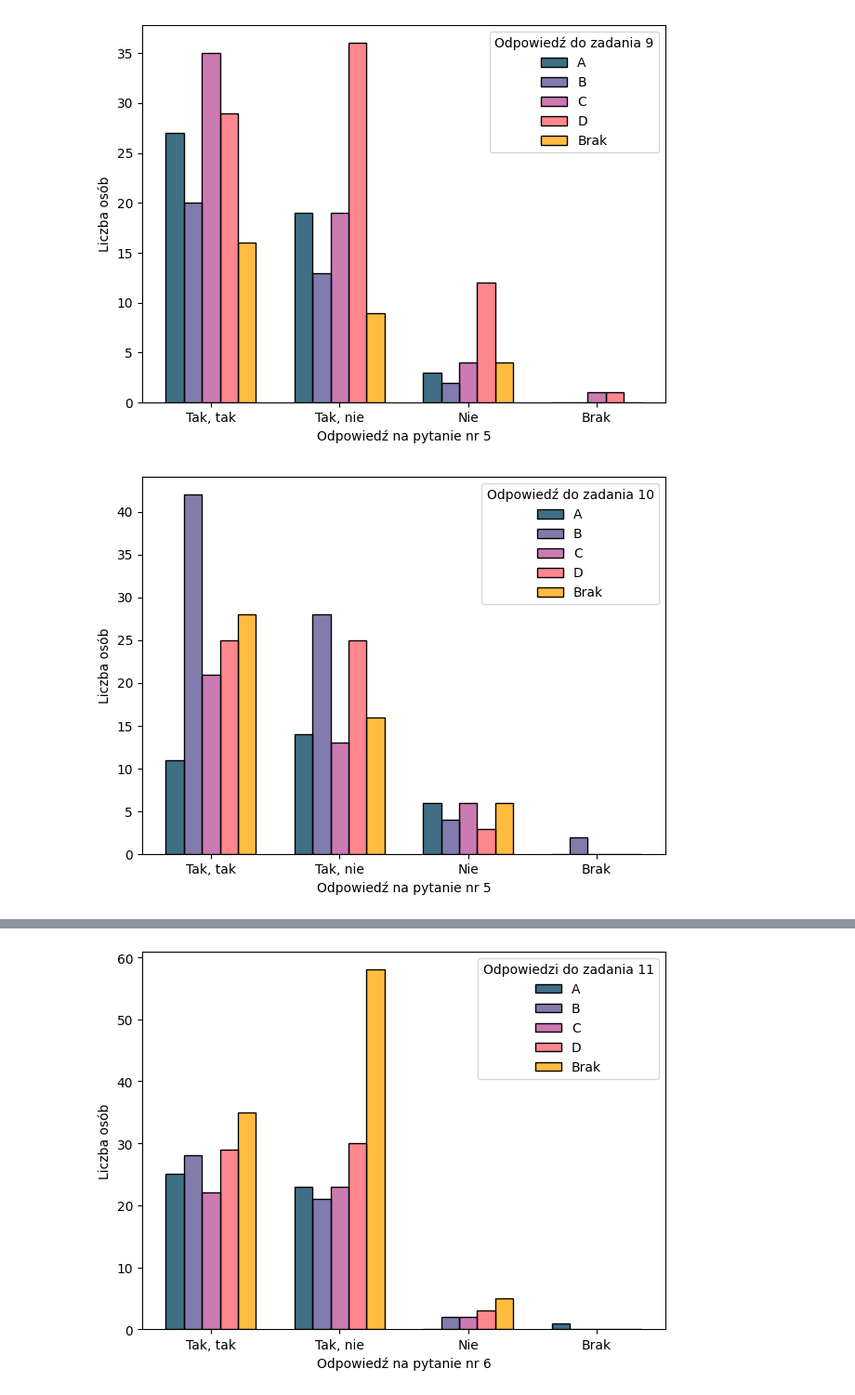
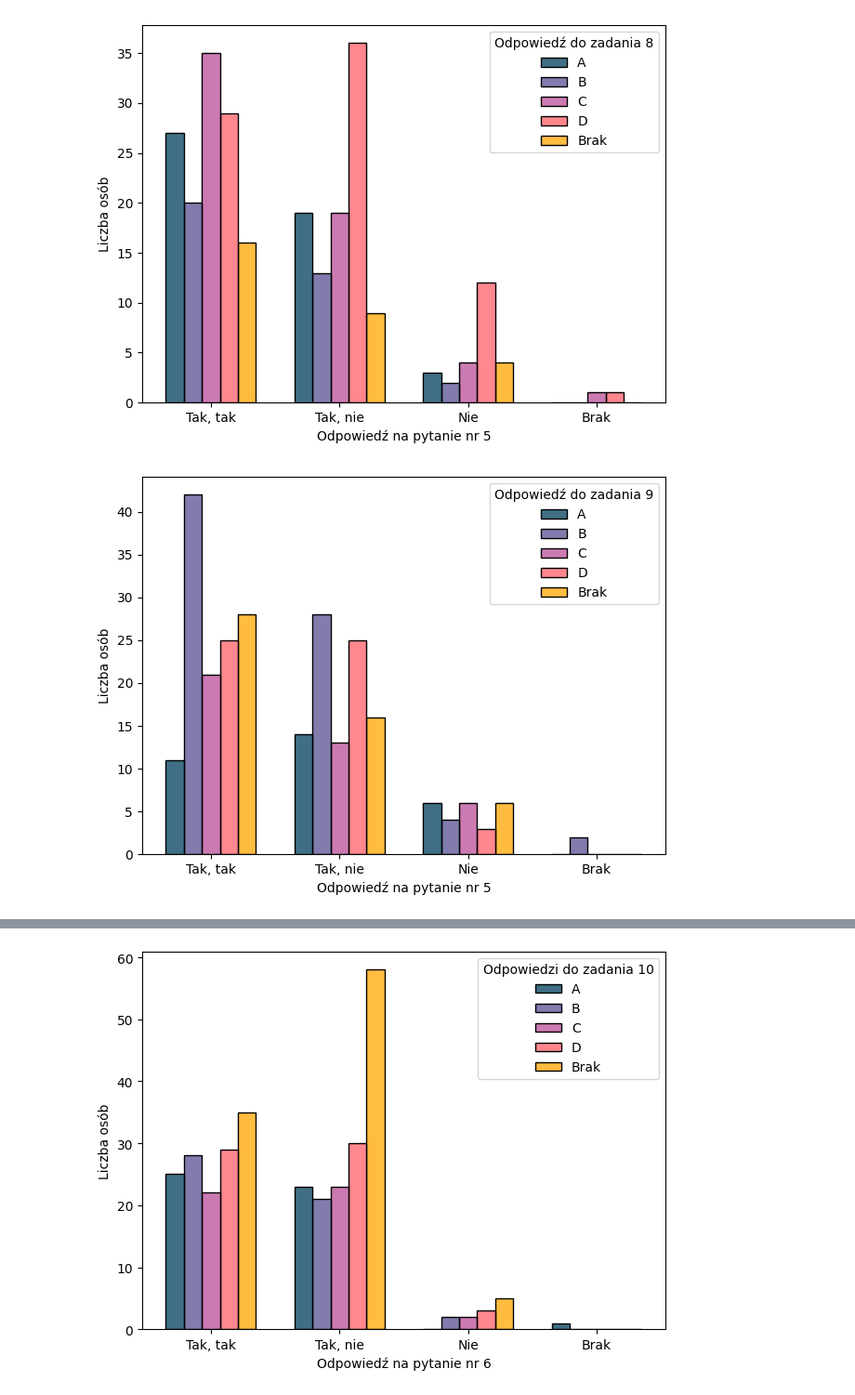
Before and after one commit to fmargul/magisterka, a Jupyter notebook: Maksym/plots.ipynb, the cells around one changed output, grey strips where cells are left out. Shown at 93% size. Drawn from its saved outputs; the diff is of its cells as text; code cells hidden in the pictures.

```diff
--- a/Maksym/plots.ipynb
+++ b/Maksym/plots.ipynb
@@ -15,8 +15,8 @@ df.columns = [
     "srednia_kolano", "srednia_sklon", "mediana_rehab",
     "mediana_sport", "dominanta_wizyty", "rozstep_biodro",
     "q1", "odchylenie", "wsp_zmiennosci",
-    "Odpowiedź do zadania 9", "Odpowiedź do zadania 10",
-    "Odpowiedź do zadania 11", "Rok studiów", "wynik"
+    "Odpowiedź do zadania 8", "Odpowiedź do zadania 9",
+    "Odpowiedź do zadania 10", "Rok studiów", "wynik"
 ]
 # %%
 df
@@ -321,7 +321,7 @@ Nie    132
 Tak    117
 Name: count, dtype: int64
 # %%
-df["Odpowiedź do zadania 9"] = df["Odpowiedź do zadania 9"].map({
+df["Odpowiedź do zadania 8"] = df["Odpowiedź do zadania 8"].map({
     "aa": "A",
     "a": "A",
     "A. Test rzadko daje wyniki fałszywie dodatnie": "A",
@@ -352,7 +352,7 @@ plt.savefig("test/wynik_czu.svg", dpi=300)
 # %%
 correct_answer = "C"
 
-df["kategoria"] = df["Odpowiedź do zadania 9"].apply(
+df["kategoria"] = df["Odpowiedź do zadania 8"].apply(
     lambda x: "Brak odpowiedzi" if pd.isna(x) or x == "Brak"
     else "Poprawna" if x == correct_answer
     else "Błędna"
@@ -412,7 +412,7 @@ plt.tight_layout(rect=[0, 0.05, 1, 1])
 plt.savefig("test/wszystkie_pie.svg", dpi=300)
 plt.close()
 # %%
-df["Odpowiedź do zadania 10"] = df["Odpowiedź do zadania 10"].map({
+df["Odpowiedź do zadania 9"] = df["Odpowiedź do zadania 9"].map({
     "A. Test często wykrywa chorobę u osób zdrowych": "A",
     "B. Test rzadko daje wyniki fałszywie dodatnie": "B",
     "C. Test rzadko daje wyniki fałszywie ujemne": "C",
@@ -422,15 +422,15 @@ df["Odpowiedź do zadania 10"] = df["Odpowiedź do zadania 10"].map({
 # %%
 order = ["A", "B", "C", "D", "Brak"]
 
-ax = sns.histplot(data=df, x="testy_diag", discrete=True, hue='Odpowiedź do zadania 10', hue_order=order, palette=["#003f5c", "#575092", "#bb4e99", "#ff5f68", "#ffa600"], multiple="dodge", shrink=0.7)
+ax = sns.histplot(data=df, x="testy_diag", discrete=True, hue='Odpowiedź do zadania 9', hue_order=order, palette=["#003f5c", "#575092", "#bb4e99", "#ff5f68", "#ffa600"], multiple="dodge", shrink=0.7)
 
 plt.xlabel("Odpowiedź na pytanie nr 5")
 plt.ylabel("Liczba osób")
 
 plt.tight_layout()
 plt.savefig("test/wynik_swo.svg", dpi=300)
 # %% [output]
-[figure, old version]
+[figure, new version]
 # %%
 correct_answer = "B"
 
```
Also changed, not shown: parts of 9 cells of this notebook, 15 other files.
